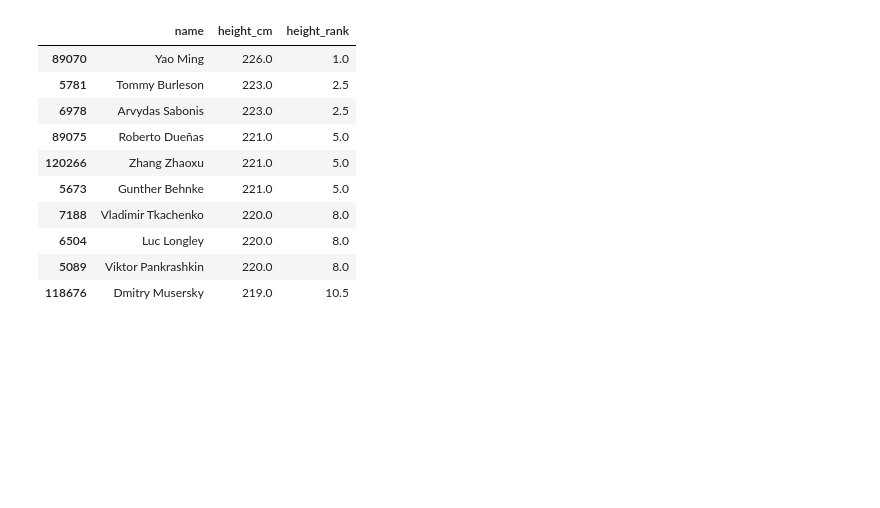
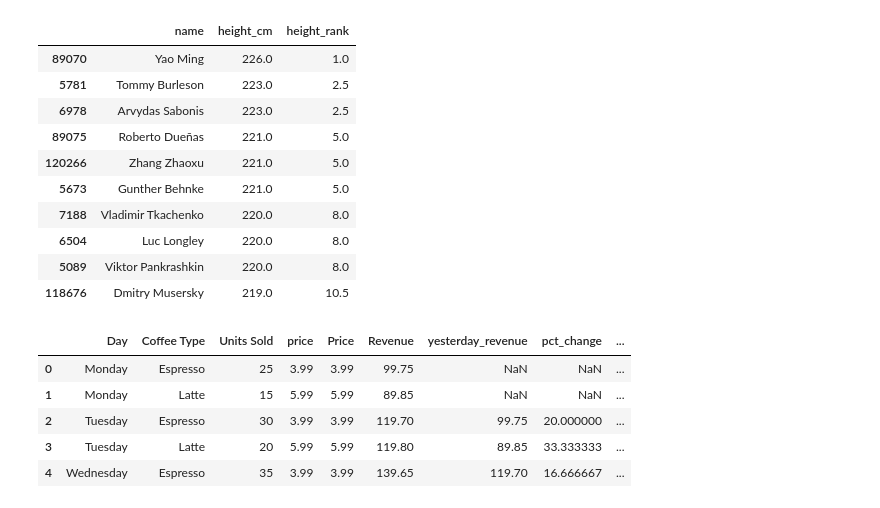
Before and after one commit to akshayupadhayay/pandas, a Jupyter notebook: notebooks/pandas_operations.ipynb, the cells around one changed output. Cells and saved outputs as stored; diff of their text form; code cells hidden in the pictures; blank space fills up the shorter version.

```diff
--- a/notebooks/operations.ipynb
+++ b/notebooks/pandas_operations.ipynb
@@ -1048,3 +1048,16 @@ bios.sort_values(['height_rank'])[['name', 'height_cm', 'height_rank']].head(10)
 | 6504 | Luc Longley | 220.0 | 8.0 |
 | 5089 | Viktor Pankrashkin | 220.0 | 8.0 |
 | 118676 | Dmitry Musersky | 219.0 | 10.5 |
+# %%
+# to calculate the cumulative sum of the 'Revenue' column and store it in a new column 'Cumulative_Revenue'.
+# The cumsum() method is used to calculate the cumulative sum of the 'Revenue' column, which means that each value in the 'Cumulative_Revenue'
+# column will be the sum of all the previous values in the 'Revenue' column up to that point.
+coffee['Cumulative_Revenue'] = coffee['Revenue'].cumsum()
+coffee.head()
+# %% [output]
+|  | Day | Coffee Type | Units Sold | price | Price | Revenue | yesterday_revenue | pct_change | ... |
+| 0 | Monday | Espresso | 25 | 3.99 | 3.99 | 99.75 | NaN | NaN | ... |
+| 1 | Monday | Latte | 15 | 5.99 | 5.99 | 89.85 | NaN | NaN | ... |
+| 2 | Tuesday | Espresso | 30 | 3.99 | 3.99 | 119.70 | 99.75 | 20.000000 | ... |
+| 3 | Tuesday | Latte | 20 | 5.99 | 5.99 | 119.80 | 89.85 | 33.333333 | ... |
+| 4 | Wednesday | Espresso | 35 | 3.99 | 3.99 | 139.65 | 119.70 | 16.666667 | ... |
```
Also changed, not shown: parts of 4 cells of this notebook.
